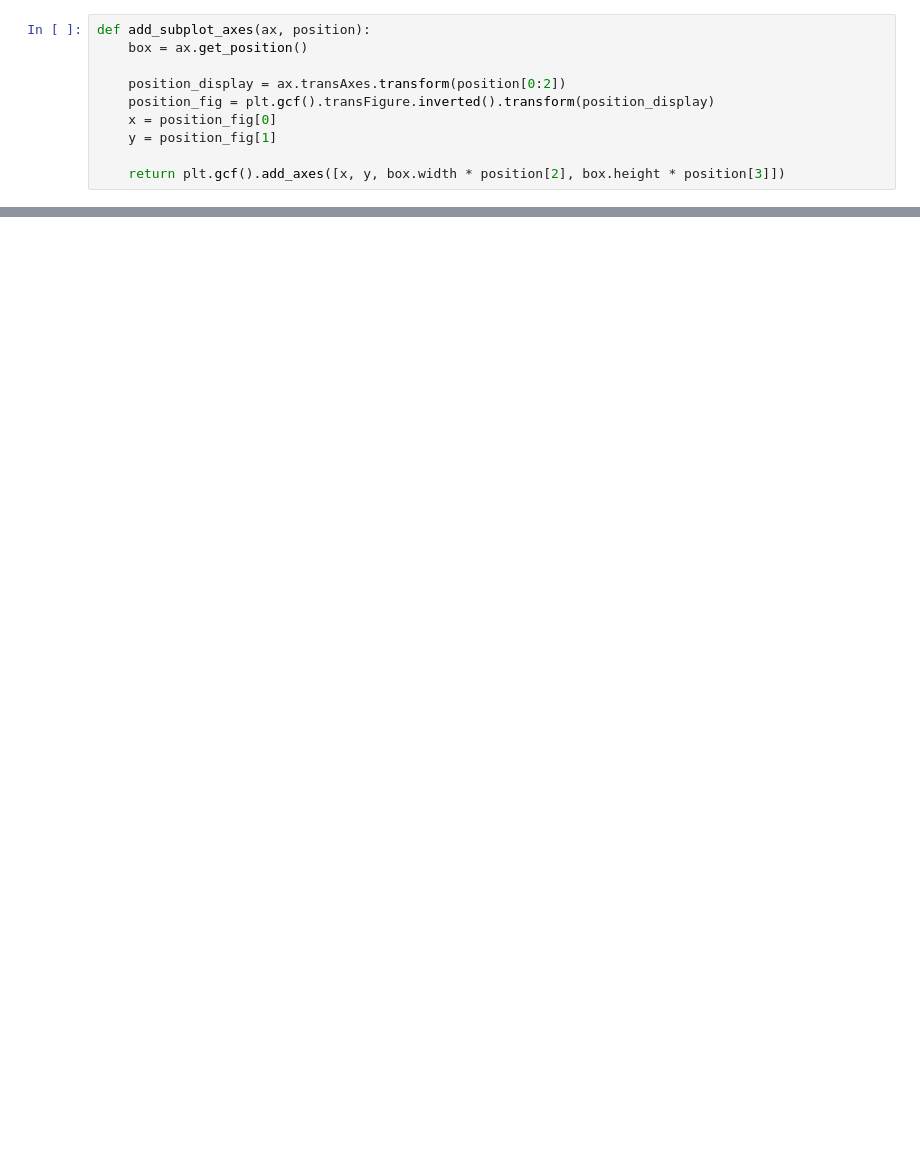
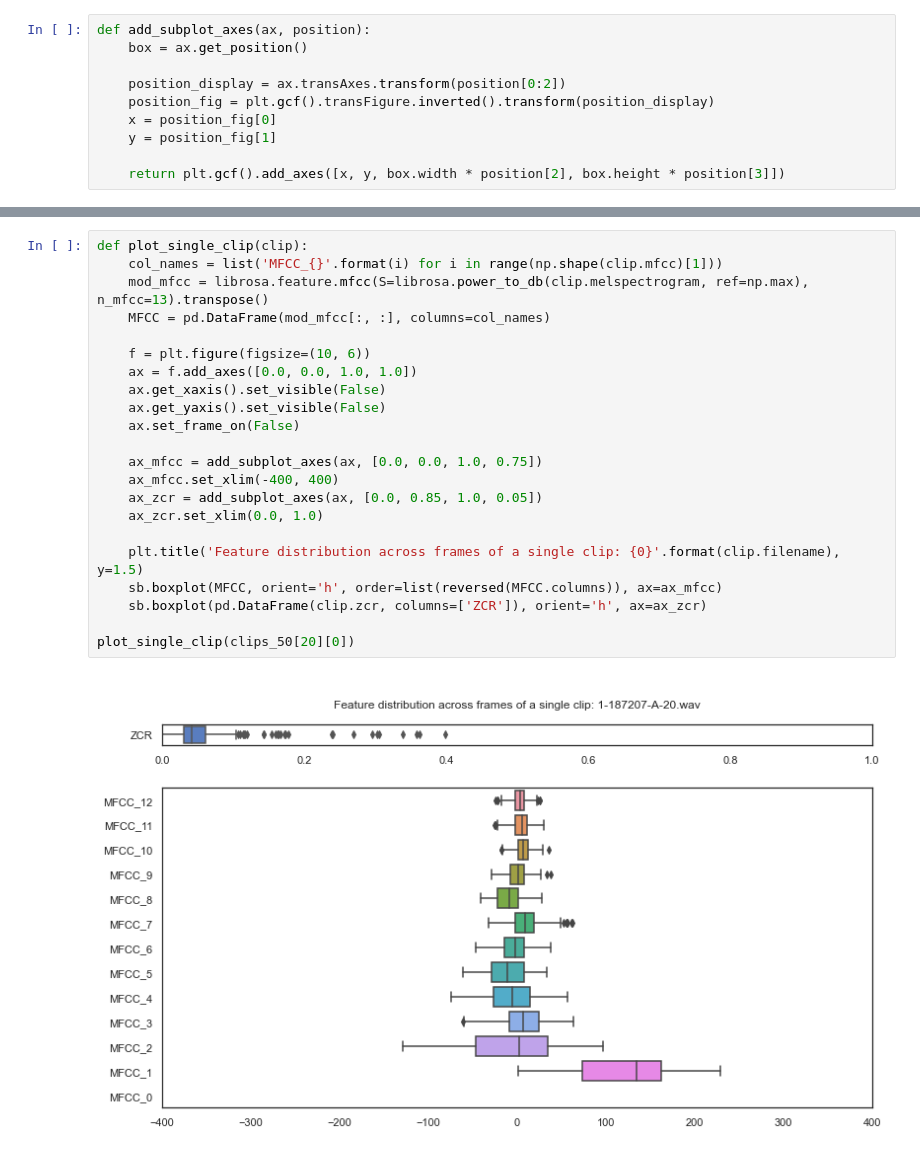
Before and after one commit to MaatVO/Environmental-Sound-Classification, a Jupyter notebook: esc50_analysis.ipynb, the cells around one changed output, grey strips where cells are left out. Cells and saved outputs as stored; diff of their text form; blank space fills up the shorter version.

```diff
--- a/esc50_analysis.ipynb
+++ b/esc50_analysis.ipynb
@@ -192,0 +196,24 @@ IndexError: list index out of range
+# %%
+def plot_single_clip(clip):
+    col_names = list('MFCC_{}'.format(i) for i in range(np.shape(clip.mfcc)[1]))
+    mod_mfcc = librosa.feature.mfcc(S=librosa.power_to_db(clip.melspectrogram, ref=np.max), n_mfcc=13).transpose()
+    MFCC = pd.DataFrame(mod_mfcc[:, :], columns=col_names)
+
+    f = plt.figure(figsize=(10, 6))
+    ax = f.add_axes([0.0, 0.0, 1.0, 1.0])
+    ax.get_xaxis().set_visible(False)
+    ax.get_yaxis().set_visible(False)
+    ax.set_frame_on(False)
+
+    ax_mfcc = add_subplot_axes(ax, [0.0, 0.0, 1.0, 0.75])
+    ax_mfcc.set_xlim(-400, 400)
+    ax_zcr = add_subplot_axes(ax, [0.0, 0.85, 1.0, 0.05])
+    ax_zcr.set_xlim(0.0, 1.0)
+
+    plt.title('Feature distribution across frames of a single clip: {0}'.format(clip.filename), y=1.5)
+    sb.boxplot(MFCC, orient='h', order=list(reversed(MFCC.columns)), ax=ax_mfcc)
+    sb.boxplot(pd.DataFrame(clip.zcr, columns=['ZCR']), orient='h', ax=ax_zcr)
+
+plot_single_clip(clips_50[20][0])
+# %% [output]
+[figure, added]
```
Also changed, not shown: parts of 6 cells of this notebook.
